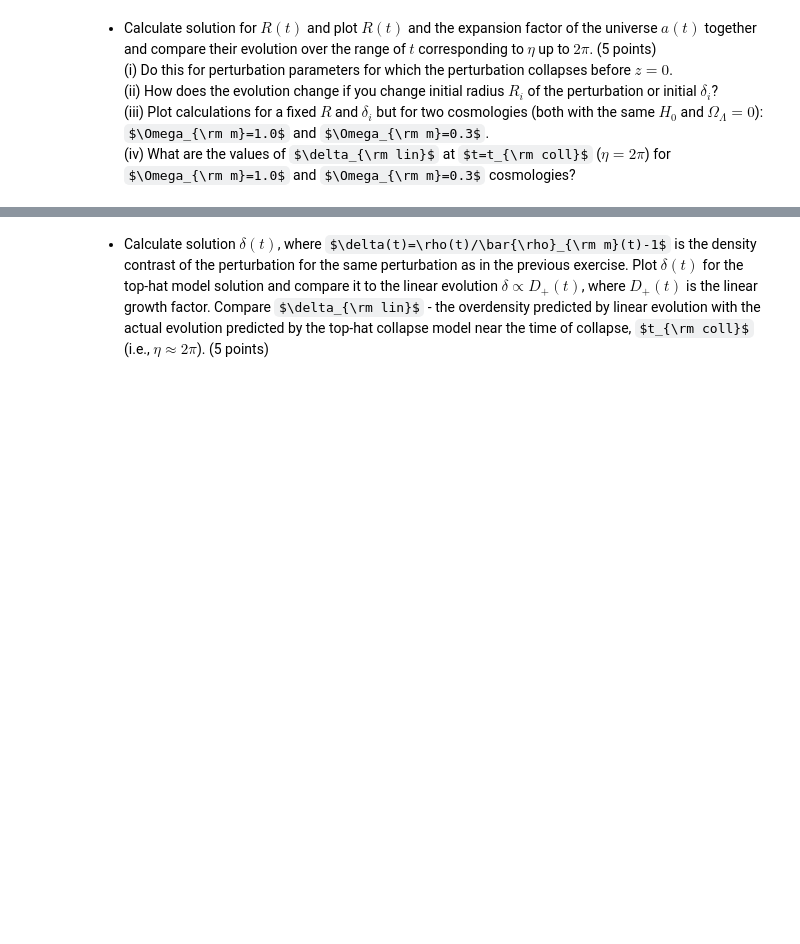
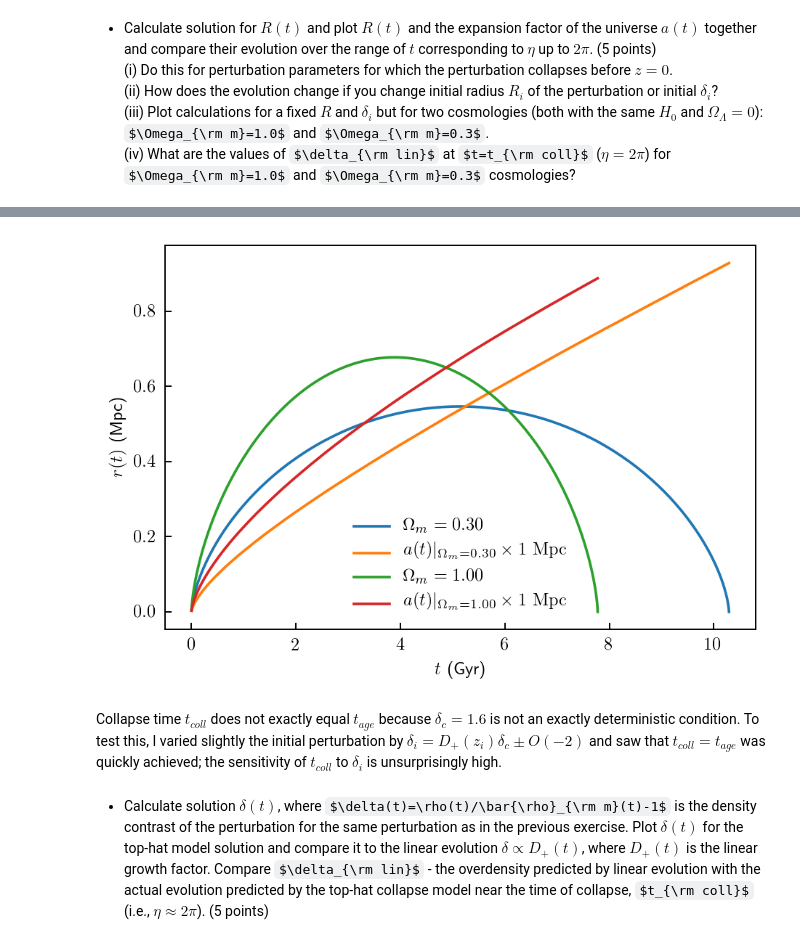
Before and after one commit to tjhoyt/galaxies_hw, a Jupyter notebook: hw4_hoyt_taylor.ipynb, the cells around one changed output, grey strips where cells are left out. Saved outputs shown, nothing was run; the diff lists cells and outputs as text; code cells hidden in the pictures; some formulas as TeX source; blank space fills up the shorter version.

```diff
--- a/hw4_hoyt_taylor.ipynb
+++ b/hw4_hoyt_taylor.ipynb
@@ -119,0 +91,70 @@ plt.show()
+# %%
+import numpy as np
+
+def radius_calc(R, z, cosmo, dc = 1.6):
+    '''
+    send cosmology and overdensity parameters to do an orbit calc.
+    '''
+    #R = 1.5 # comoving in h^{-1} Mpc
+    M = cosmo.lagrangianM(R) # returns mass in /h Msun
+    # compute rms fluctuations on comoving scale R at redshift z
+    sig = cosmo.sigma(R, z=z, j=0)
+    # compute expansion rate H(z) at redshift z in km/s/Mpc
+    Hz = cosmo.Hz(z)
+    # age of the universe at z
+    tz = cosmo.age(z)
+    # Omega_m at redshift z
+    Omz = cosmo.Om(z)
+    # density of matter at redshift z
+    rhoz = cosmo.rho_m(z) # in h^2 Msun/kpc^3
+    # growth factor of the universe normalize to 1.0 at z=0
+    Dz = cosmo.growthFactor(z)
+
+    print("M = %.3e (h^-1 Msun); sigma = %.3f;"%(M, sig))
+
+    print("z = {0:.3f}; t = {1:.6} (Gyrs); Omega(z) = {2:.3e}; H(z) = {3:.3e} (km/s/Mpc);"
+          "rhoz = {4:.3e} (h^2 Msun/kpc^3)".format(z, tz, Omz, Hz, rhoz))
+
+    print("z = {0:.3f}; D_+(z) = {1:.6}".format(z, Dz))
+    di = dc*Dz
+    print('di = {0}'.format(di))
+    ri = (R*(1+di)**(-1./3))/(1.+z)
+    vi = Hz*ri - ri*3.086e+19/3.*(di/(1.+di))*(2./(3.*tz*3.1536e+16))
+    print(Hz*ri, vi)
+
+    G  = 6.6743e-8 # cgs
+    ricgs = ri*3.086e24/cosmo.h #G = 4.302e-3 # pc M_sun^-1 km^2 s^-2
+    vicgs = vi*1e5/cosmo.h
+    Mcgs  = M*2.e33/cosmo.h
+    print(ri, vi)
+    E = 0.5*vicgs**2 - G*Mcgs/ricgs
+    A = G*Mcgs/np.abs(2.*E)
+    B = (A**3/(G*Mcgs))**0.5
+    tturn = np.pi*B # Gyr
+    return A, B, di
+
+# import Benedikt Diemer's colossus package
+from colossus.cosmology import cosmology
+# set cosmology parameters
+
+omos = np.array([0.3, 1.0])
+for omo in omos:
+    z = 100.
+    R = 1.5 # Mpc h^-1
+    params = {'flat': False, 'H0': 70.0, 'Om0': omo, 'relspecies': False, 'OL0': 0,
+              'Ob0': 0.049, 'sigma8': 0.8, 'ns': 0.968, 'print_warnings': False}
+    cosmo = cosmology.setCosmology('mycosmo', params )
+    A, B, _ = radius_calc(R, z, cosmo) # A, B are h-scaled
+    eta = np.linspace(2e-1, 2*np.pi, 200)
+    r = A*(1   - np.cos(eta))/3.086e24 # convert to Mpc
+    t = B*(eta - np.sin(eta))/3.154e16 # conert to Gyr
+    a = 1/(1+cosmo.age(t, inverse=True))
+    plt.plot(t, r, label = r'\( \Omega_m = {0:0.2f} \)'.format(omo))
+    plt.plot(t, a, label = r'\( a(t)|_{{ \Omega_m = {0:0.2f} }} \times '
+                            ' 1 \mathrm{{ ~Mpc}} \)'.format(omo))
+    plt.xlabel(r'\(t\) (Gyr)')
+    plt.ylabel(r'\( r(t) \) (Mpc)')
+
+plt.legend(frameon = False)
+plt.show()
+# %% [output]
@@ -120,2 +173,5 @@ plt.show()
+[figure, added]
+# %% [markdown]
+Collapse time $t_{coll}$ does not exactly equal $t_{age}$ because $\delta_c = 1.6$ is not an exactly deterministic condition. To test this, I varied slightly the initial perturbation by $\delta_i = D_+(z_i) \delta_c \pm O(-2)$ and saw that $t_{coll} = t_{age}$ was quickly achieved; the sensitivity of $t_{coll}$ to $\delta_i$ is unsurprisingly high.
 # %% [markdown]
 * Calculate solution $\delta(t)$, where $\delta(t)=\rho(t)/\bar{\rho}_{\rm m}(t)-1$ is the density contrast of the perturbation for the same perturbation as in the previous exercise.  Plot $\delta(t)$ for the top-hat model solution and compare it to the linear evolution $\delta\propto D_+(t)$, where $D_+(t)$ is the linear growth factor. Compare $\delta_{\rm lin}$ - the overdensity predicted by linear evolution with the actual evolution predicted by the top-hat collapse model near the time of collapse, $t_{\rm coll}$ (i.e., $\eta\approx 2\pi$). (5 points)
```
Also changed, not shown: parts of 26 cells of this notebook.
